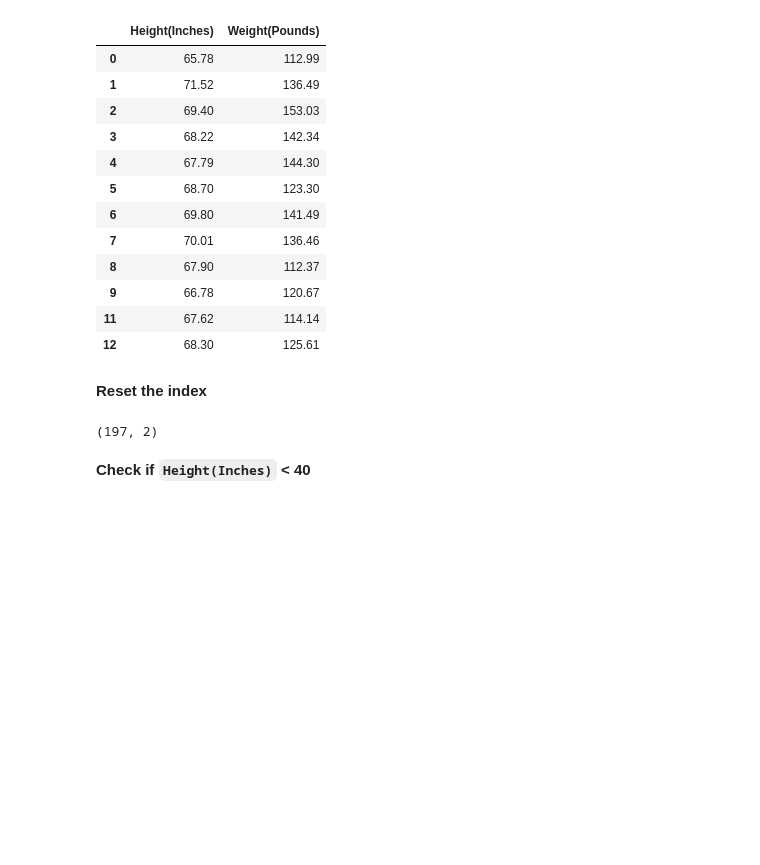
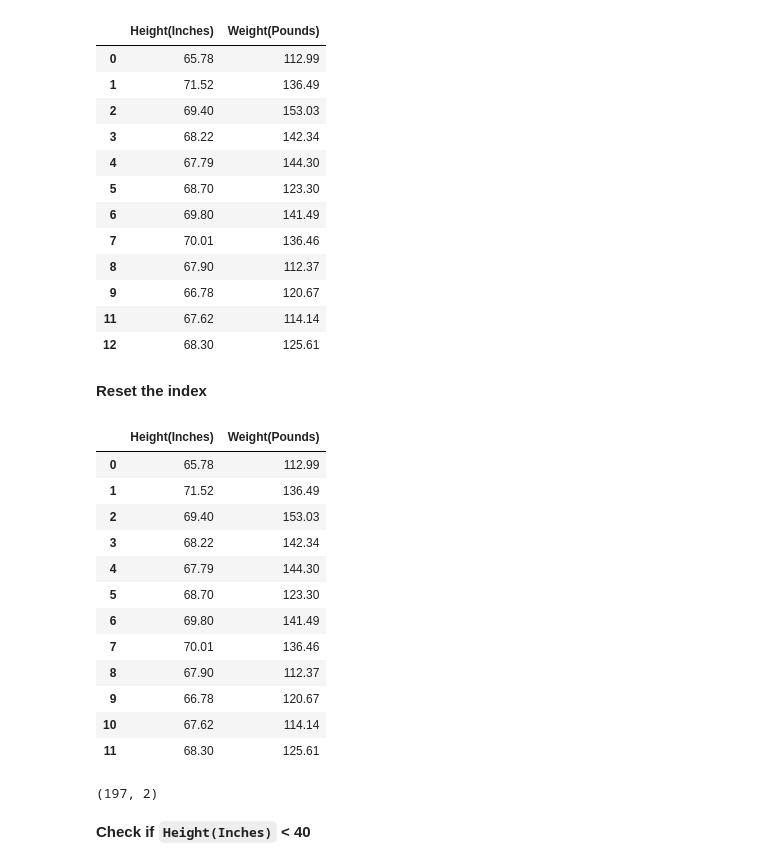
Before and after one commit to msameeruddin/Data-Analysis-Python, a Jupyter notebook: 3_DA_Preprocessing/understanding_data_preprocessing.ipynb, the cells around one changed output. Saved outputs shown, nothing was run; the diff lists cells and outputs as text; code cells hidden in the pictures; blank space fills up the shorter version.

```diff
--- a/3_DA_Preprocessing/understanding_data_preprocessing.ipynb
+++ b/3_DA_Preprocessing/understanding_data_preprocessing.ipynb
@@ -291,11 +292,27 @@ pdf.head(12)
 # rdf
 # reset with drop
 rdf = pdf.reset_index(drop=True)
-# %%
-# shape
-rdf.shape
-# %% [output]
-(197, 2)
+# %%
+# head
+rdf.head(12)
+# %% [output]
+|  | Height(Inches) | Weight(Pounds) |
+| 0 | 65.78 | 112.99 |
+| 1 | 71.52 | 136.49 |
+| 2 | 69.40 | 153.03 |
+| 3 | 68.22 | 142.34 |
+| 4 | 67.79 | 144.30 |
+| 5 | 68.70 | 123.30 |
+| 6 | 69.80 | 141.49 |
+| 7 | 70.01 | 136.46 |
+| 8 | 67.90 | 112.37 |
+| 9 | 66.78 | 120.67 |
+| 10 | 67.62 | 114.14 |
+| 11 | 68.30 | 125.61 |
+# %%
+rdf.shape
+# %% [output]
+(197, 2)
 # %% [markdown]
 **Check if `Height(Inches)` < 40**
 # %%
```
Also changed, not shown: parts of 15 cells of this notebook, 15 other files.
